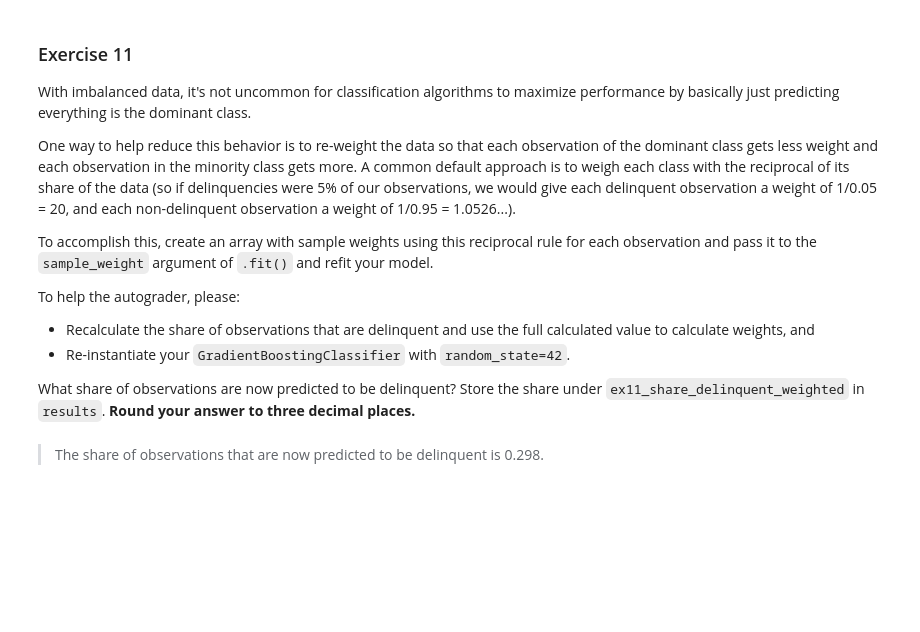
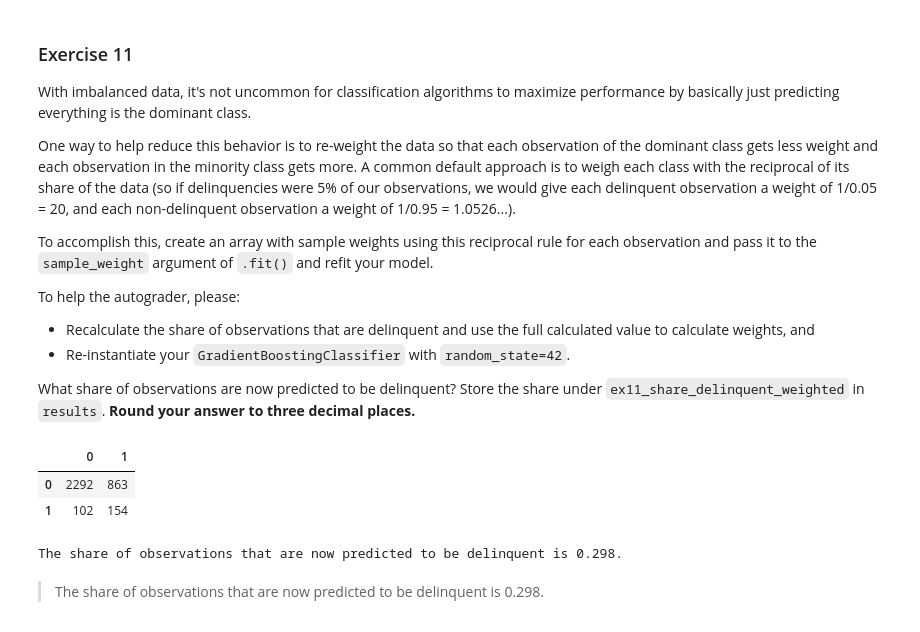
Before and after one commit to cathylyirang/IDS_701_UDS, a Jupyter notebook: exercise_passive_prediction.ipynb, the cells around one changed output. Saved outputs shown, nothing was run; the diff lists cells and outputs as text; code cells hidden in the pictures; blank space fills up the shorter version.

```diff
--- a/exercise_passive_prediction.ipynb
+++ b/exercise_passive_prediction.ipynb
@@ -560,23 +560,26 @@ To help the autograder, please:
 What share of observations are now predicted to be delinquent? Store the share under `ex11_share_delinquent_weighted` in `results`. **Round your answer to three decimal places.**
 # %%
 delinquency_share = y_train.mean()
-weights = np.where(y_train, 1 / delinquency_share, 1 / (1 - delinquent))
+weights = np.where(y_train, 1 / delinquency_share, 1 / (1 - delinquency_share))
 
-gbc_weight = GradientBoostingClassifier(random_state=42)
-gbc_weight.fit(X_train, y_train.values.flatten(), sample_weight=weights.squeeze())
+gbc_weighted = GradientBoostingClassifier(random_state=42)
+gbc_weighted.fit(X_train, y_train.squeeze(), sample_weight=weights.squeeze())
 
-y_hat_weighted = gbc_weight.predict(X_test)
+y_hat_weighted = gbc_weighted.predict(X_test)
 
-conf_matrix_weighted = confusion_matrix(y_test, y_hat)
-conf_matrix = pd.DataFrame(conf_matrix)
-conf_matrix
-
-results["ex11_predicted_delinquent"] =      round(frac_pred_delq_weighted, 3)
-results["ex11_share_delinquent_weighted"] = round(frac_pred_delq_weighted, 3)
-
-
-print(f"Predicted to be delinquent (weighted model) = {results['ex11_predicted_delinquent']}.")
-print(f"Share predicted to be delinquent (weighted model) = {results['ex11_share_delinquent_weighted']}")
+conf_matrix_weighted = confusion_matrix(y_test.squeeze(), y_hat_weighted.astype("int"))
+conf_matrix_weighted = pd.DataFrame(conf_matrix_weighted)
+conf_matrix_weighted
+# %% [output]
+|  | 0 | 1 |
+| 0 | 2292 | 863 |
+| 1 | 102 | 154 |
+# %%
+results["ex11_share_delinquent_weighted"] = round(conf_matrix_weighted.loc[:, 1].sum() / len(y_test), 3)
+
+print(f"The share of observations that are now predicted to be delinquent is {results['ex11_share_delinquent_weighted']}.")
+# %% [output]
+The share of observations that are now predicted to be delinquent is 0.298.
 # %% [markdown]
 >The share of observations that are now predicted to be delinquent is 0.298.
 # %% [markdown]
```
Also changed, not shown: parts of 37 cells of this notebook.
